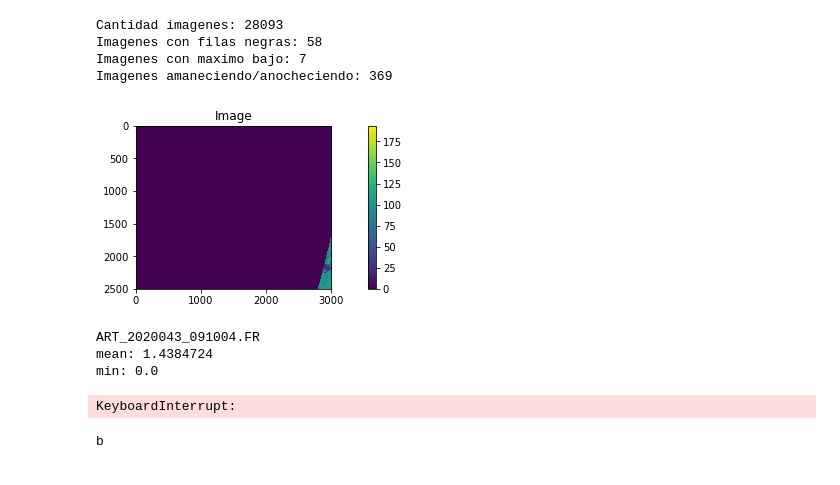
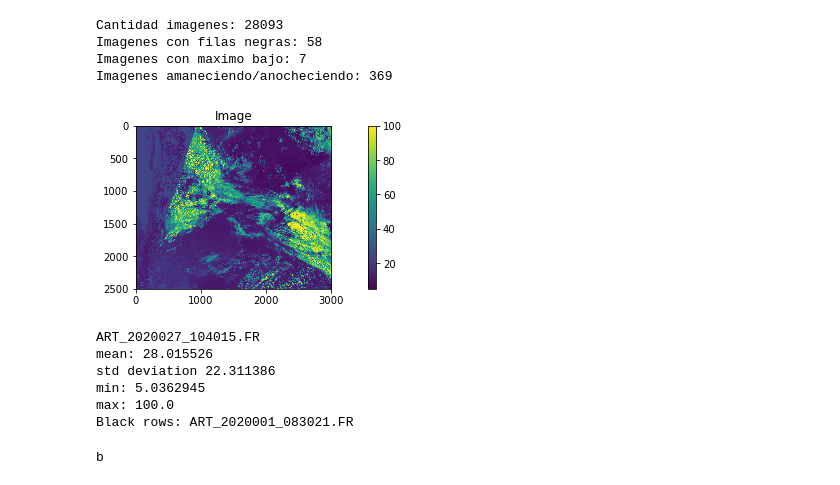
Before and after one commit to francomozo/deepCloud, a Jupyter notebook: nb-outlier-finder.ipynb, the cells around one changed output. Cells and saved outputs as stored; diff of their text form; code cells hidden in the pictures.

```diff
--- a/nb-outlier-finder.ipynb
+++ b/nb-outlier-finder.ipynb
@@ -189,48 +184,61 @@ Imagenes amaneciendo/anocheciendo: 369
 # %%
 #SERVER
 fr_folder_path='/solar/sat/art-rrr/ART_G010x010RR_C010x010/C02-FR/2020'
 mk_folder_path='/solar/sat/art-rrr/ART_G010x010RR_C010x010/C02-MK/2020'
 meta_path='/solar/sat/art-rrr/ART_G010x010RR_C010x010/meta'
 
 
-comentario = []
-for filename in night:
+# comentario = []
+# for filename in night:
+[763, 1803, 1804, 1805, 1892, 1893, 2070, 2247]
+filename = df_features['Img'].to_list()
+img_filename = filename[2247]
+#img_filename = filename[763]  degrade
 
-    img_filename = filename[0]
-    #img_filename = 'ART_2020001_223021.FR'
+#img_filename = 'ART_2020001_223021.FR'
 
-    img1 = data.load_img(meta_path=meta_path,
-                img_name=img_filename,
-                mk_folder_path=mk_folder_path,
-                img_folder_path=fr_folder_path
-        )
+img1 = data.load_img(meta_path=meta_path,
+            img_name=img_filename,
+            mk_folder_path=mk_folder_path,
+            img_folder_path=fr_folder_path
+    )
 
-    visualization.show_image_w_colorbar(img1)
-    print(img_filename)
-    print('mean:',np.mean(img1))
-    print('min:',np.min(img1))
-    print('max:',np.max(img1))
+if(False):
+    img1[img1>100] = np.mean(img1)
+if(False):
+    img1[img1>100] = 100
+if(True):
+    img1[img1>100+np.std(img1)] = np.mean(img1)
+    img1[img1>100] = 100
+visualization.show_image_w_colorbar(img1)
+print(img_filename)
+print('mean:',np.mean(img1))
+print('std deviation', np.std(img1))
+print('min:',np.min(img1))
+print('max:',np.max(img1))
 
 
-    print('Black rows:', filename[1])
-    M,N = img1.shape
-    if (np.sum(img1[0:M//2,0:N//2])==0):
-        print('Q1 es 0')
-    if (np.sum(img1[0:M//2,N//2:N])==0):
-        print('Q2 es 0')
-    if (np.sum(img1[M//2:M,0:N//2])==0):
-        print('Q3 es 0')
-    if (np.sum(img1[M//2:M,N//2:N])==0):
-        print('Q4 es 0')
+print('Black rows:', filename[1])
+M,N = img1.shape
+if (np.sum(img1[0:M//2,0:N//2])==0):
+    print('Q1 es 0')
+if (np.sum(img1[0:M//2,N//2:N])==0):
+    print('Q2 es 0')
+if (np.sum(img1[M//2:M,0:N//2])==0):
+    print('Q3 es 0')
+if (np.sum(img1[M//2:M,N//2:N])==0):
+    print('Q4 es 0')
 
-    #comentario.append(input())
-    clear_output(wait=True)
+#comentario.append(input())
+clear_output(wait=True)
 # %% [output]
-[figure, old version]
+[figure, new version]
-ART_2020043_091004.FR
-mean: 1.4384724
-min: 0.0
+ART_2020027_104015.FR
+mean: 28.015526
+std deviation 22.311386
+min: 5.0362945
+max: 100.0
+Black rows: ART_2020001_083021.FR
-KeyboardInterrupt:
 # %%
 print(comentario[18])
 # %% [output]
```
Also changed, not shown: parts of 2 cells of this notebook, 1 other file.
